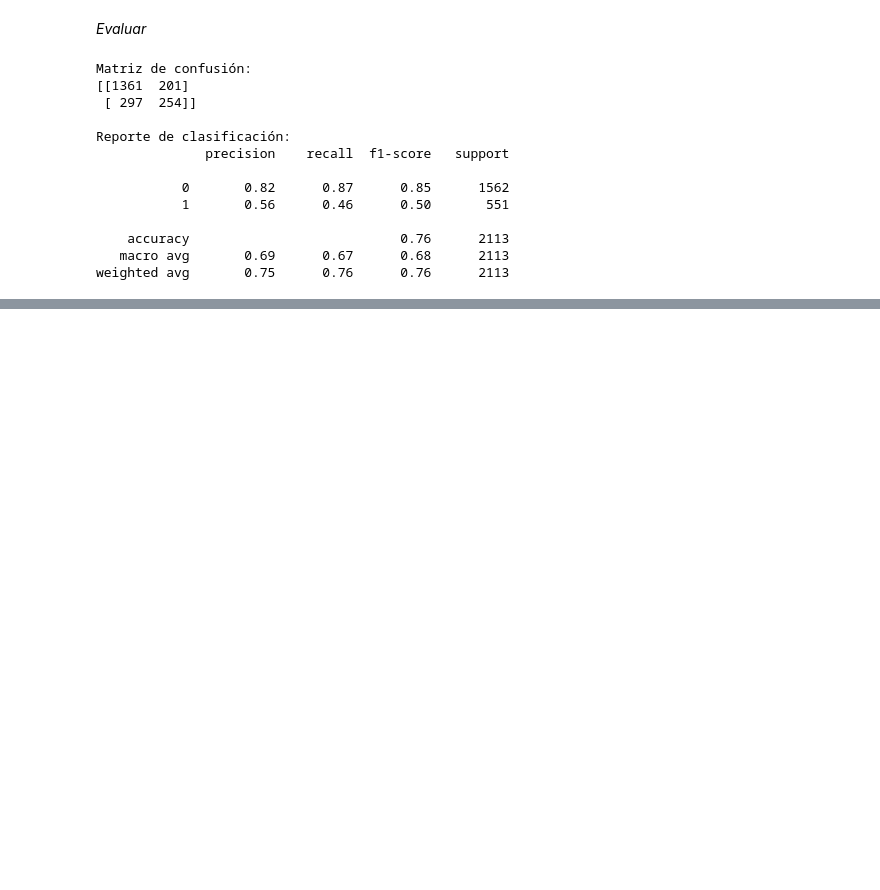
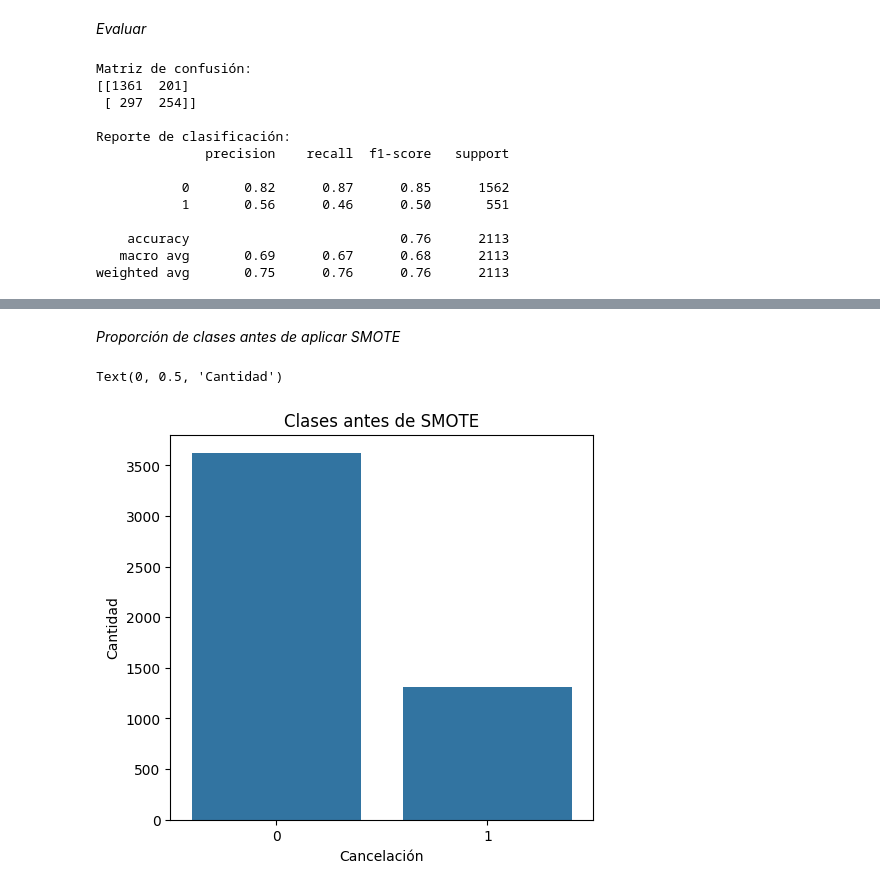
Before and after one commit to gloriagutierrez2025/Challenger_segunda_parte, a Jupyter notebook: Challenger_parte2.ipynb, the cells around one changed output, grey strips where cells are left out. Saved outputs shown, nothing was run; the diff lists cells and outputs as text; code cells hidden in the pictures; blank space fills up the shorter version.

```diff
--- a/Challenger_parte2.ipynb
+++ b/Challenger_parte2.ipynb
@@ -529,0 +545,3 @@ weighted avg       0.75      0.76      0.76      2113
+# %%
+X = df[['antiguedad_meses', 'cargo_total', 'cargo_mensual']]
+y = df['cancelacion']
@@ -529,0 +550,4 @@ weighted avg       0.75      0.76      0.76      2113
+# %%
+X_train, X_test, y_train, y_test = train_test_split(
+    X, y, test_size=0.3, random_state=42, stratify=y
+)
@@ -529,0 +598,13 @@ weighted avg       0.75      0.76      0.76      2113
+# %% [markdown]
+*Proporción de clases antes de aplicar SMOTE*
+# %%
+plt.figure(figsize=(12,5))
+
+plt.subplot(1, 2, 1)
+sns.countplot(x=y_train)
+plt.title("Clases antes de SMOTE")
+plt.xlabel("Cancelación")
+plt.ylabel("Cantidad")
+# %% [output]
+Text(0, 0.5, 'Cantidad')
+[figure, added]
```
Also changed, not shown: parts of 16 cells of this notebook.
